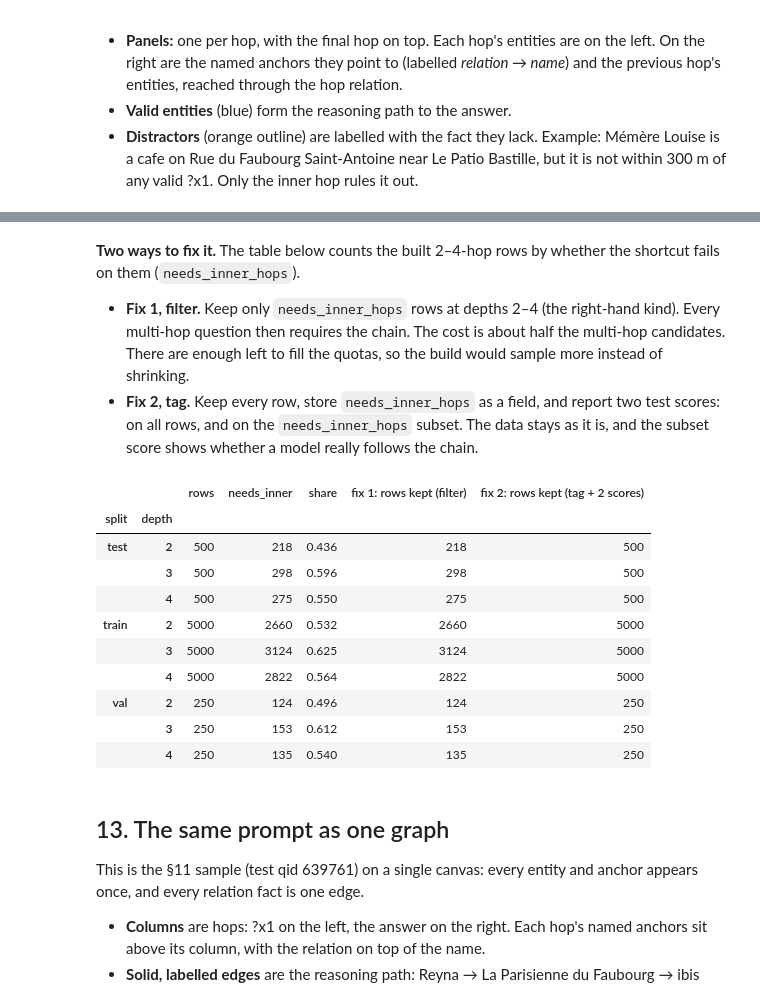
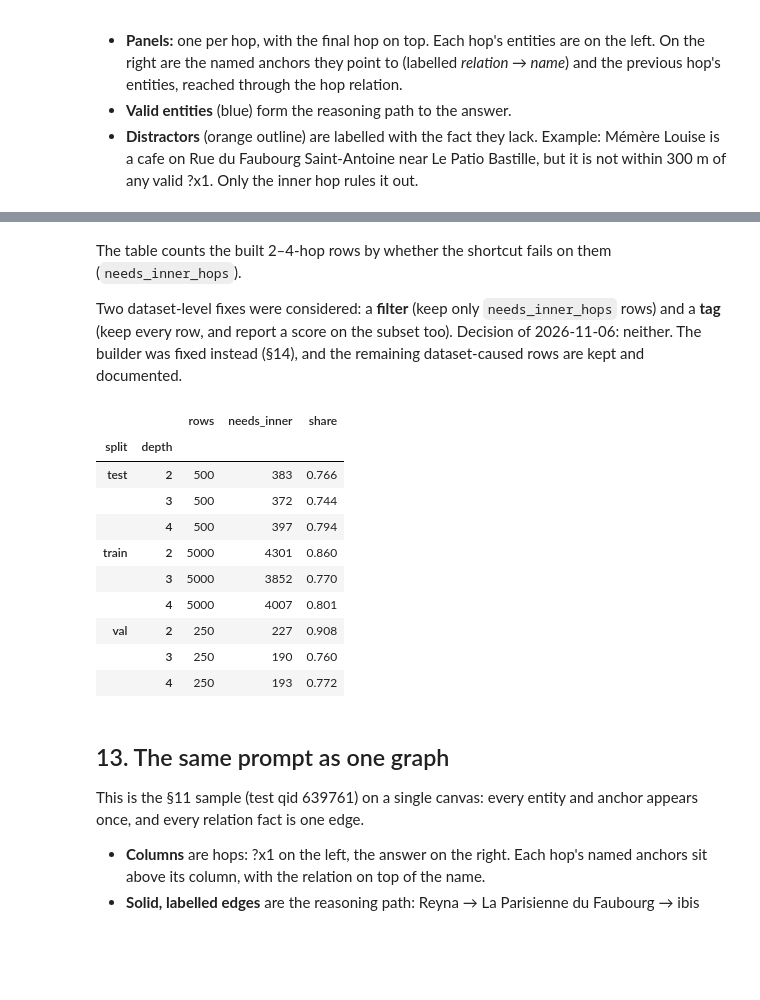
Before and after one commit to MariusAAROS/DFM-HRM-Text, a Jupyter notebook: notebooks/osm.ipynb, the cells around one changed output, grey strips where cells are left out. Saved outputs shown, nothing was run; the diff lists cells and outputs as text; code cells hidden in the pictures; blank space fills up the shorter version.

```diff
--- a/notebooks/osm.ipynb
+++ b/notebooks/osm.ipynb
@@ -915,36 +939,31 @@ plt.show()
 # %% [markdown]
-**Two ways to fix it.** The table below counts the built 2–4-hop rows by whether the shortcut fails on them
-(`needs_inner_hops`).
-- **Fix 1, filter.** Keep only `needs_inner_hops` rows at depths 2–4 (the right-hand kind). Every multi-hop
-  question then requires the chain. The cost is about half the multi-hop candidates. There are enough left to
-  fill the quotas, so the build would sample more instead of shrinking.
-- **Fix 2, tag.** Keep every row, store `needs_inner_hops` as a field, and report two test scores: on all rows,
-  and on the `needs_inner_hops` subset. The data stays as it is, and the subset score shows whether a model
-  really follows the chain.
+The table counts the built 2–4-hop rows by whether the shortcut fails on them (`needs_inner_hops`).
+
+Two dataset-level fixes were considered: a **filter** (keep only `needs_inner_hops` rows) and a **tag** (keep
+every row, and report a score on the subset too). Decision of 2026-11-06: neither. The builder was fixed
+instead (§14), and the remaining dataset-caused rows are kept and documented.
 # %%
 rows = []
 for split in ("train", "val", "test"):
     for r in (json.loads(l) for l in open(KGQA_DIR / f"{split}.jsonl")):
         rows.append(dict(split=split, depth=r["depth"], needs_inner_hops=needs_inner_hops(r)))
 H = pd.DataFrame(rows)
 H = H[H.depth > 1]
 tab = H.groupby(["split", "depth"]).needs_inner_hops.agg(rows="size", needs_inner="sum")
 tab["share"] = (tab.needs_inner / tab.rows).round(3)
-tab["fix 1: rows kept (filter)"] = tab.needs_inner
-tab["fix 2: rows kept (tag + 2 scores)"] = tab.rows
 tab
 # %% [output]
-|  |  | rows | needs_inner | share | fix 1: rows kept (filter) | fix 2: rows kept (tag + 2 scores) |
-| split | depth |  |  |  |  |  |
-| test | 2 | 500 | 218 | 0.436 | 218 | 500 |
-|  | 3 | 500 | 298 | 0.596 | 298 | 500 |
-|  | 4 | 500 | 275 | 0.550 | 275 | 500 |
-| train | 2 | 5000 | 2660 | 0.532 | 2660 | 5000 |
-|  | 3 | 5000 | 3124 | 0.625 | 3124 | 5000 |
-|  | 4 | 5000 | 2822 | 0.564 | 2822 | 5000 |
-| val | 2 | 250 | 124 | 0.496 | 124 | 250 |
-|  | 3 | 250 | 153 | 0.612 | 153 | 250 |
-|  | 4 | 250 | 135 | 0.540 | 135 | 250 |
+|  |  | rows | needs_inner | share |
+| split | depth |  |  |  |
+| test | 2 | 500 | 383 | 0.766 |
+|  | 3 | 500 | 372 | 0.744 |
+|  | 4 | 500 | 397 | 0.794 |
+| train | 2 | 5000 | 4301 | 0.860 |
+|  | 3 | 5000 | 3852 | 0.770 |
+|  | 4 | 5000 | 4007 | 0.801 |
+| val | 2 | 250 | 227 | 0.908 |
+|  | 3 | 250 | 190 | 0.760 |
+|  | 4 | 250 | 193 | 0.772 |
 # %% [markdown]
 ## 13. The same prompt as one graph
 
```
Also changed, not shown: parts of 11 cells of this notebook, 5 other files.
